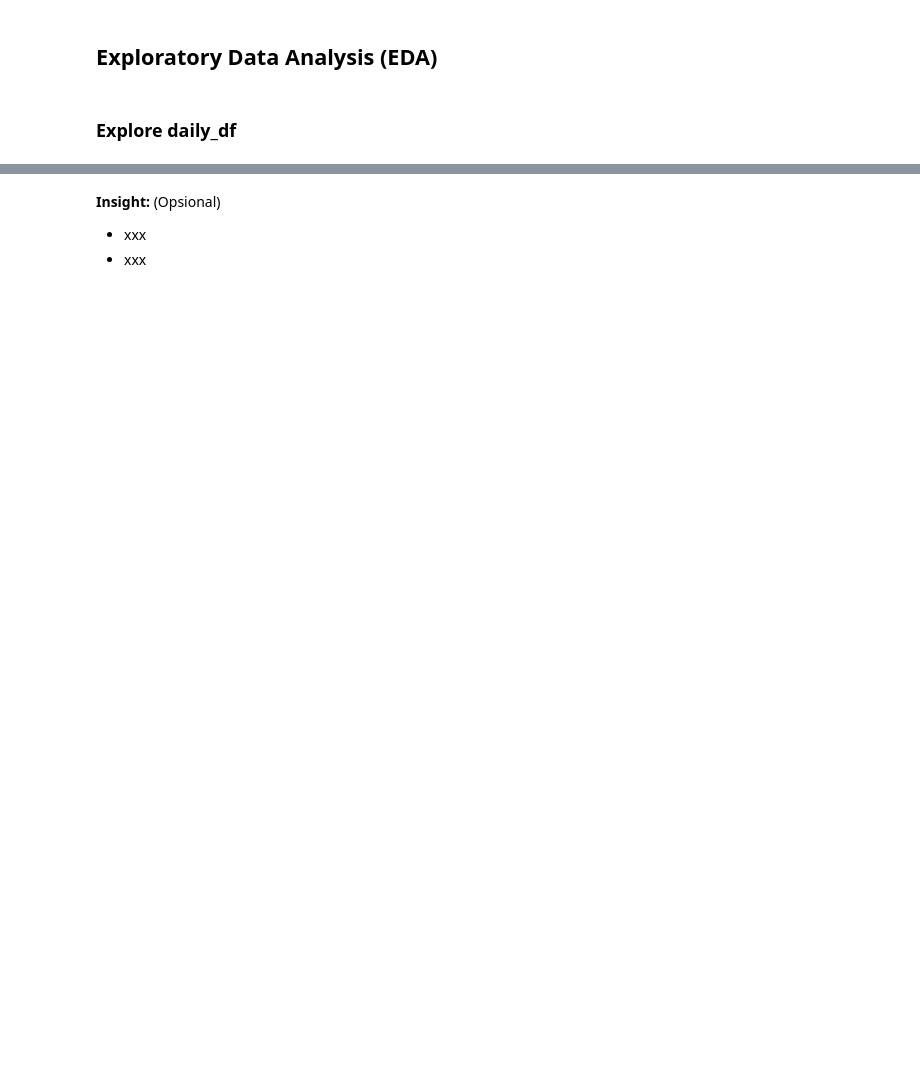
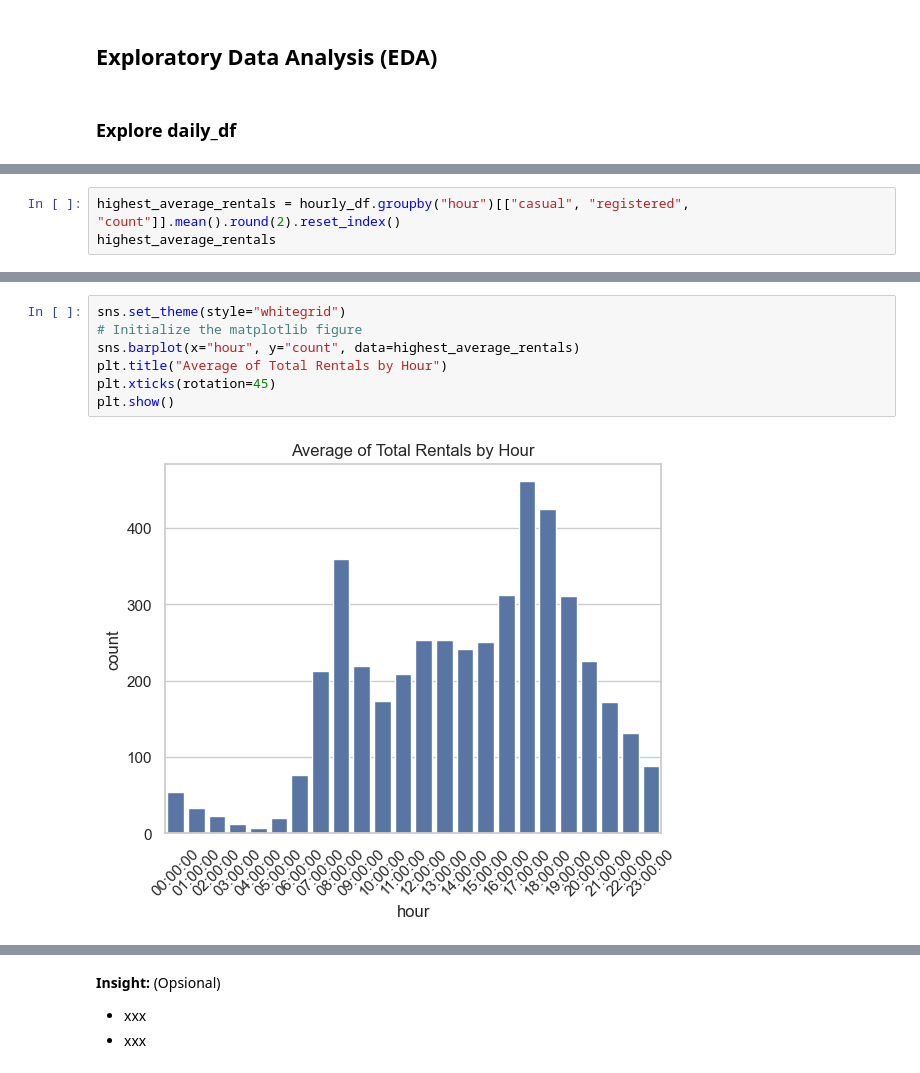
Before and after one commit to muchammadwr/bike-sharing-analytics, a Jupyter notebook: notebook.ipynb, the cells around one changed output, grey strips where cells are left out. Drawn from its saved outputs; the diff is of its cells as text; blank space fills up the shorter version.

```diff
--- a/notebook.ipynb
+++ b/notebook.ipynb
@@ -427,0 +753,3 @@ daily_df.head()
+# %%
+highest_average_rentals = hourly_df.groupby("hour")[["casual", "registered", "count"]].mean().round(2).reset_index()
+highest_average_rentals
@@ -427,0 +774,9 @@ daily_df.head()
+# %%
+sns.set_theme(style="whitegrid")
+# Initialize the matplotlib figure
+sns.barplot(x="hour", y="count", data=highest_average_rentals)
+plt.title("Average of Total Rentals by Hour")
+plt.xticks(rotation=45)
+plt.show()
+# %% [output]
+[figure, added]
```
Also changed, not shown: parts of 60 cells of this notebook, 3 other files.
